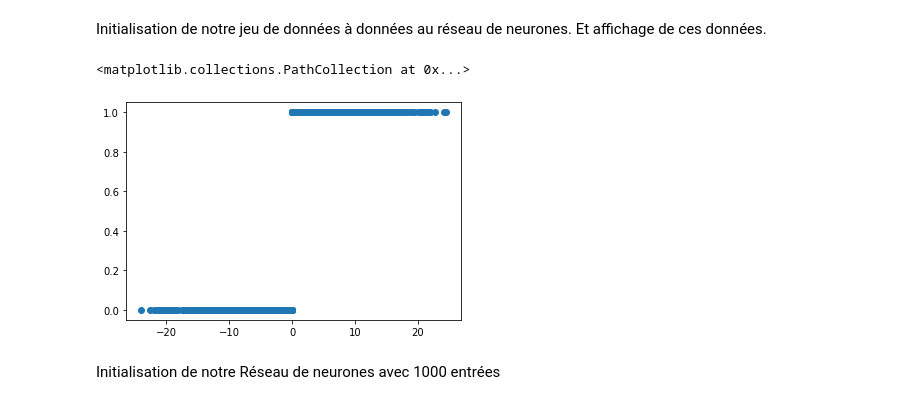
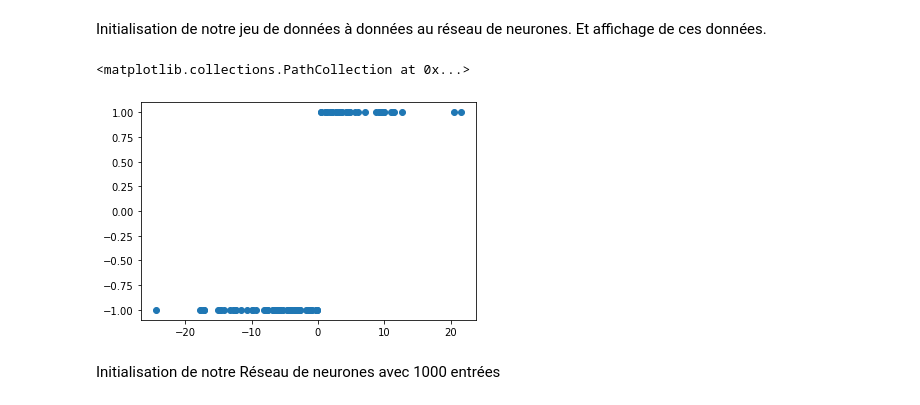
Before and after one commit to plicence/Dm, a Jupyter notebook: Rendu.ipynb, the cells around one changed output. Saved outputs shown, nothing was run; the diff lists cells and outputs as text; code cells hidden in the pictures.

```diff
--- a/Rendu.ipynb
+++ b/Rendu.ipynb
@@ -22,23 +22,17 @@ def tanh():
 def tanh_derivee():
     return lambda t : 1- np.tanh(t)**2
 
-def cout_quadratique(y, prediction):
-    return (prediction-y)**2
+cout_quadratique = lambda y,prediction: (prediction-y)**2
+cout_quadratique_derivee = lambda y,prediction: 2*(prediction-y)
 
-def cout_quadratique_derivee(y, prediction) :
-    return 2*(prediction-y)
+binary_cross_entropy_derivee = lambda y, prediction: (-y/prediction)+ ((1-y)/(1-prediction))
+hinge_loss_derivee = lambda y, prediction: 0 if (prediction * y >= 1) else prediction*y
 
 def binary_cross_entropy(y, prediction) :
     sum = 0
     for i in range(0, len(y)):
         sum += y[i]*np.log(prediction[i]) + (1 - y[i]) * np.log(1-predicition[i])
     return (-1/len(y))* sum
-
-def binary_cross_entropy_derivee(y, prediction) :
-    return (-y/prediction)+ ((1-y)/(1-prediction))
-
-def hinge_loss_derivee(y, prediction) :
-    return 0 if (prediction * y >= 1) else prediction*y
 
 def sigmoid():
     return lambda t : 1 / (1 + np.exp(-t))
@@ -47,7 +41,7 @@ def sigmoid_derivee():
     sigma = sigmoid()
     return lambda t : sigma(t) * (1-sigma(t))
 
-xor = lambda x : 1 if x[0]*x[1] >= 0 else 0
+xor = lambda x : 1 if x[0]*x[1] >= 0 else -1
 # %% [markdown]
 Classe pour notre réseau de neurones contenant toutes les fonctions nécessaires au fonctionnement
 # %%
@@ -156,17 +156,17 @@ class ReseauNeurones:
 Initialisation de notre jeu de données à données au réseau de neurones.
 Et affichage de ces données.
 # %%
-x = np.random.uniform(-5, 5, size=(1000, 2))
+x = np.random.uniform(-5, 5, size=(100, 2))
 y = []
 z = []
-for i in range(0,1000):
+for i in range(0,100):
     y.append(xor(x[i]))
-for i in range(0,1000):
+for i in range(0,100):
     z.append(x[i][0]*x[i][1])
 plt.scatter(z, y)
 # %% [output]
 <matplotlib.collections.PathCollection at 0x...>
-[figure, old version]
+[figure, new version]
 # %% [markdown]
 Initialisation de notre Réseau de neurones avec 1000 entrées
 # %%
```
Also changed, not shown: parts of 13 cells of this notebook.
